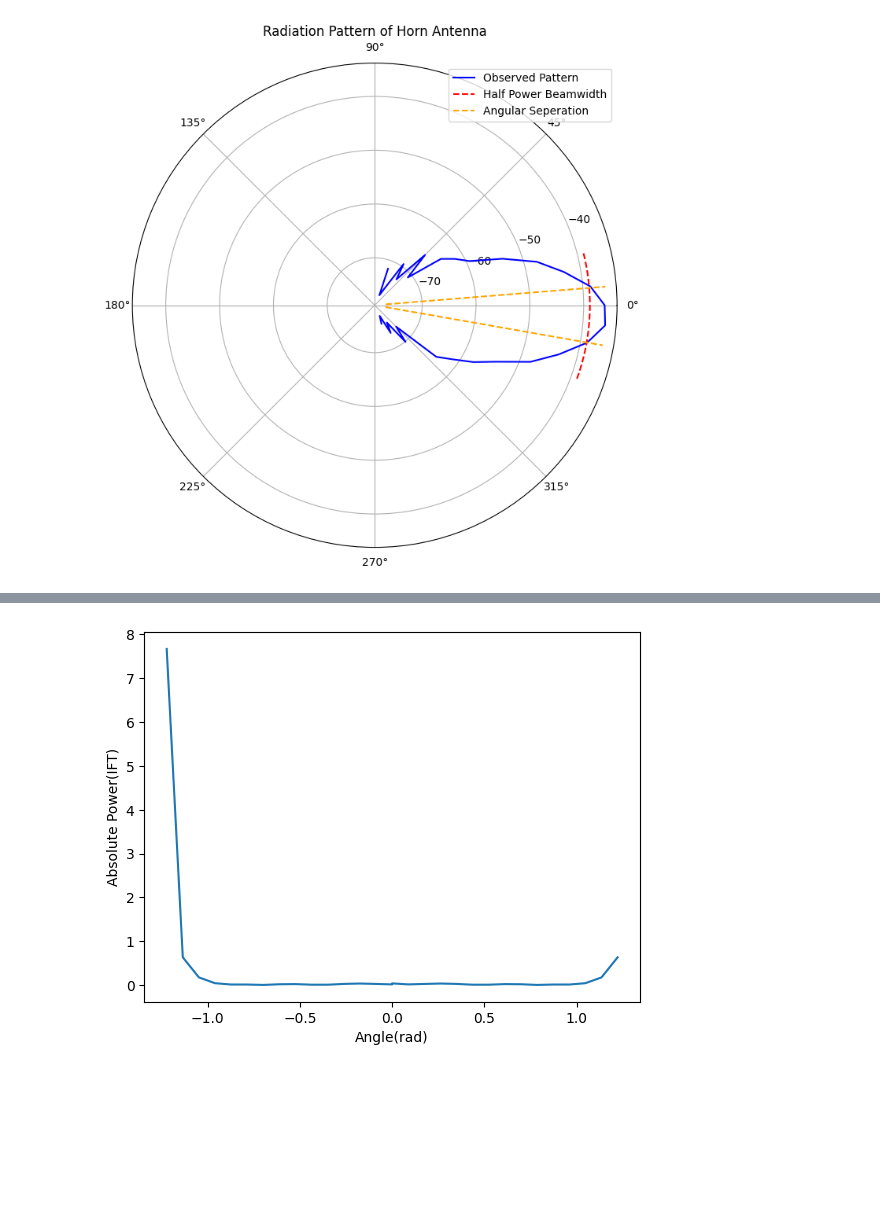
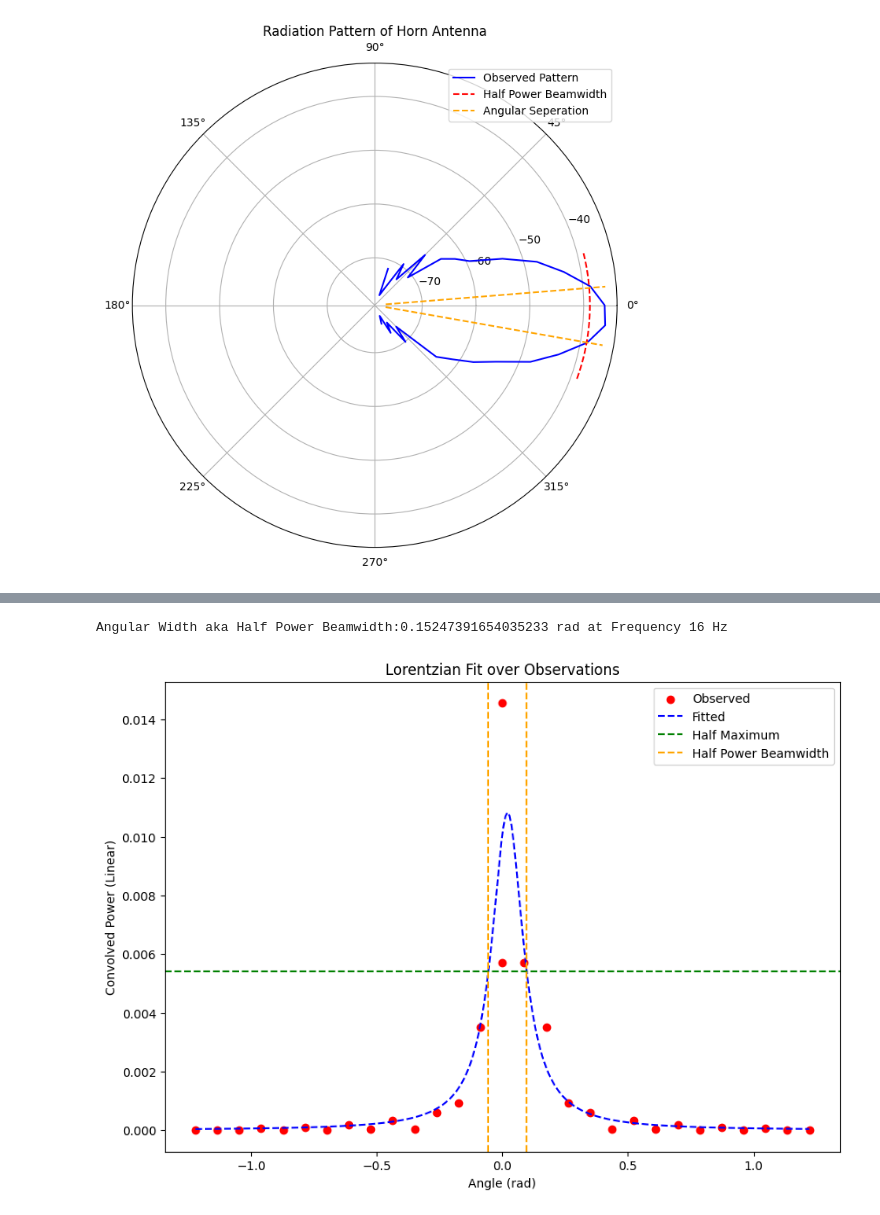
Before and after one commit to prasadposture/Astro-Lab, a Jupyter notebook: AstroLab-II/RadiationPattern.ipynb, the cells around one changed output, grey strips where cells are left out. Saved outputs shown, nothing was run; the diff lists cells and outputs as text; code cells hidden in the pictures; blank space fills up the shorter version.

```diff
--- a/AstroLab-II/RadiationPattern.ipynb
+++ b/AstroLab-II/RadiationPattern.ipynb
@@ -116,7 +112,29 @@ plt.savefig('realimg.png')
-# %%
-plt.plot(angle, np.abs(xd))
-plt.xlabel('Angle(rad)')
-plt.ylabel('Absolute Power(IFT)')
-plt.savefig('abs.png')
-# %% [output]
-[figure, removed]
+# %%
+linear_power_fft = np.fft.fft(df['Power(Linear)'])
+lpf_shift = np.fft.fftshift(linear_power_fft)
+
+signal = np.fft.ifft(np.sqrt(np.abs(lpf_shift)))
+signal_shift = np.fft.fftshift(signal)
+convolved_linear_power = np.abs(signal_shift)
+# %%
+ic = [0.0, 0.25, max(convolved_linear_power)]
+plt.figure(figsize=(10,7))
+params, covt = curve_fit(lorentzian, angle, convolved_linear_power, p0=ic)
+plt.scatter(angle, convolved_linear_power, color='red', label='Observed')
+pred_angle = np.linspace(min(angle), max(angle), 300)
+pred_power = lorentzian(pred_angle, params[0], params[1], params[2])
+plt.plot(pred_angle, pred_power, color='blue', linestyle='--', label='Fitted')
+
+plt.axhline(max(pred_power)/2, color='green', linestyle='--', label='Half Maximum')
+eps = 0.0
+plt.axvline(params[0]-params[1]-eps, color='orange', linestyle='--', label='Half Power Beamwidth')
+plt.axvline( params[0]+params[1]+eps, color='orange', linestyle='--')
+plt.xlabel('Angle (rad)')
+plt.ylabel('Convolved Power (Linear)')
+plt.title('Lorentzian Fit over Observations')
+plt.legend()
+plt.savefig('convolvedlorentzianfit.png')
+print(f"Angular Width aka Half Power Beamwidth:{2*(params[1]+eps)} rad at Frequency 16 Hz")
+# %% [output]
+Angular Width aka Half Power Beamwidth:0.15247391654035233 rad at Frequency 16 Hz
+[figure, added]
```
Also changed, not shown: parts of 17 cells of this notebook.
